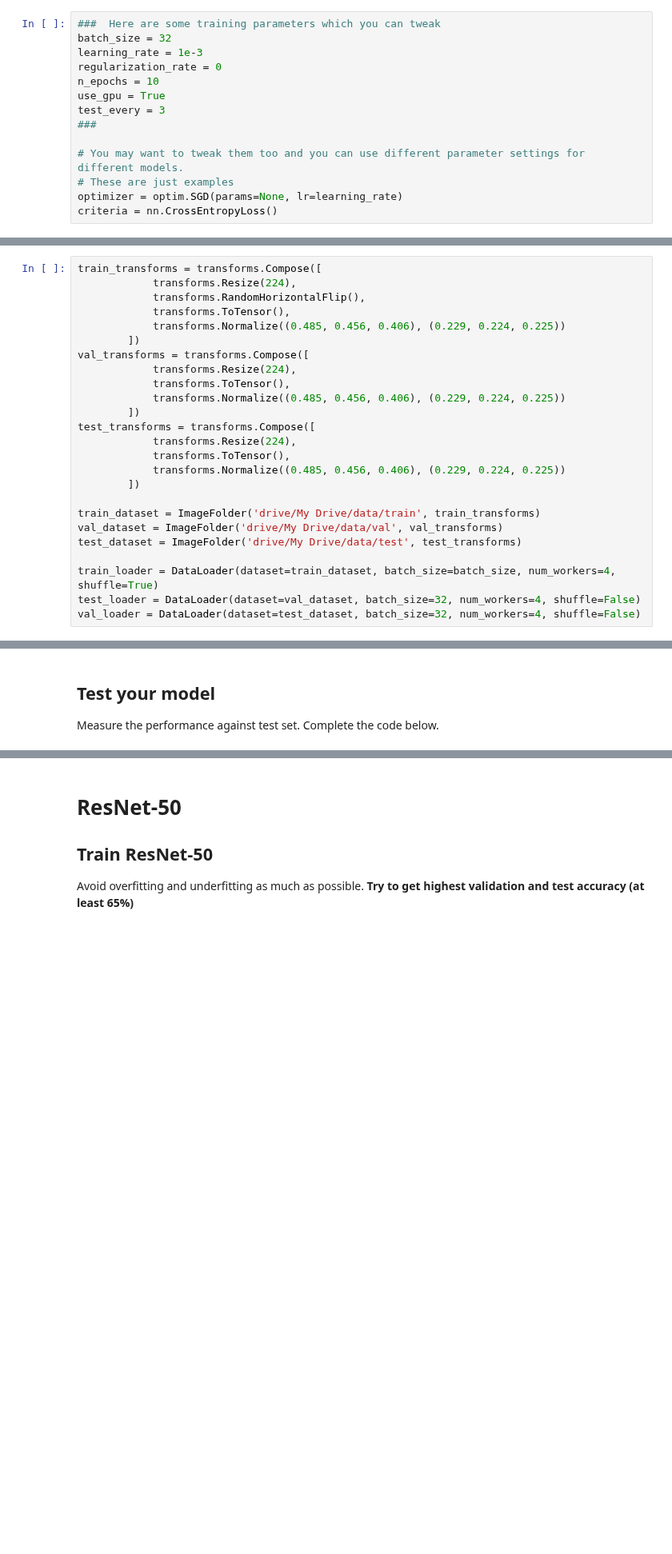
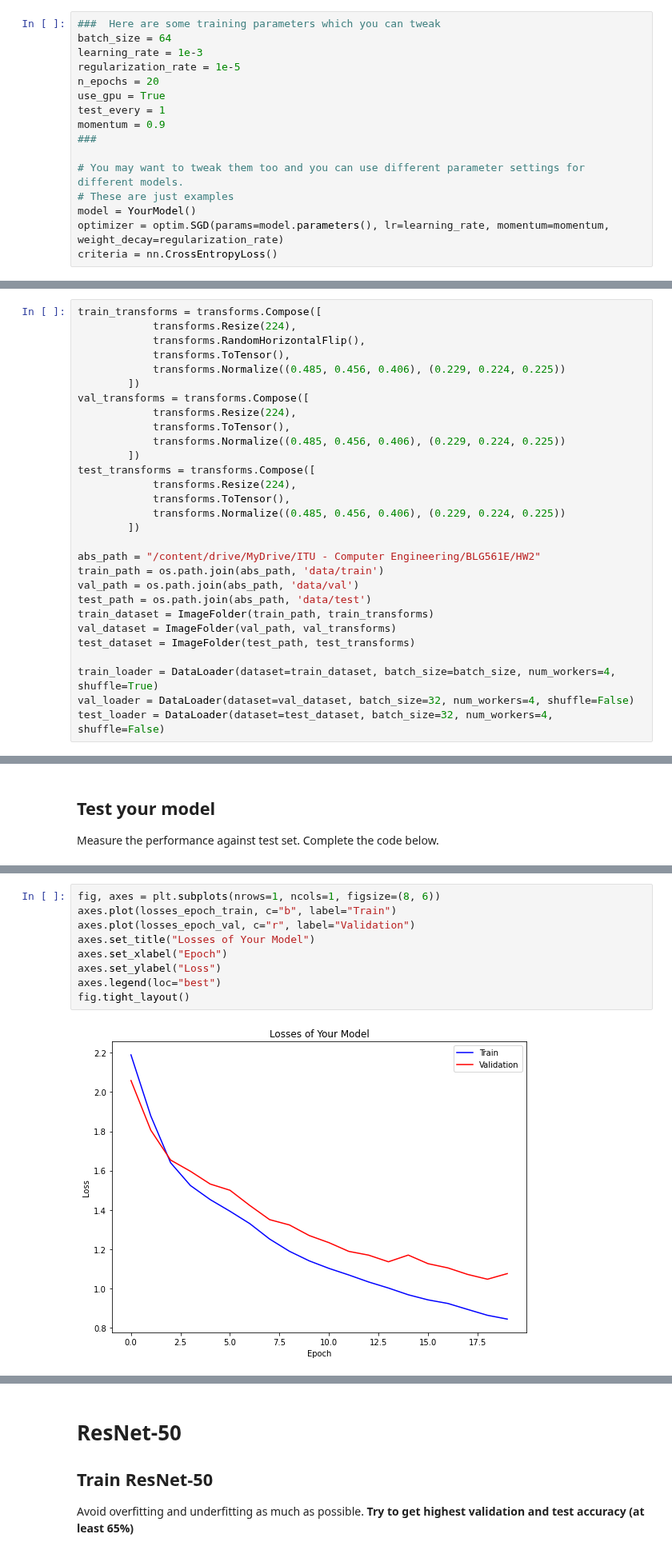
Before and after one commit to batuhanfaik/itu-cmpe, a Jupyter notebook: hw2/PyTorch.ipynb, the cells around one changed output, grey strips where cells are left out. Shown at 80% size. Cells and saved outputs as stored; diff of their text form; blank space fills up the shorter version.

```diff
--- a/hw2/PyTorch.ipynb
+++ b/hw2/PyTorch.ipynb
@@ -68,16 +117,18 @@ model = YourModel()
 # %%
 ###  Here are some training parameters which you can tweak
-batch_size = 32
+batch_size = 64
 learning_rate = 1e-3
-regularization_rate = 0
-n_epochs = 10
+regularization_rate = 1e-5
+n_epochs = 20
 use_gpu = True
-test_every = 3
+test_every = 1
+momentum = 0.9
 ###
 
 # You may want to tweak them too and you can use different parameter settings for different models.
 # These are just examples
-optimizer = optim.SGD(params=None, lr=learning_rate)
+model = YourModel()
+optimizer = optim.SGD(params=model.parameters(), lr=learning_rate, momentum=momentum, weight_decay=regularization_rate)
 criteria = nn.CrossEntropyLoss()
 # %% [markdown]
 ## DataLoader
@@ -101,13 +152,17 @@ test_transforms = transforms.Compose([
             transforms.Normalize((0.485, 0.456, 0.406), (0.229, 0.224, 0.225))
         ])
 
-train_dataset = ImageFolder('drive/My Drive/data/train', train_transforms)
-val_dataset = ImageFolder('drive/My Drive/data/val', val_transforms)
-test_dataset = ImageFolder('drive/My Drive/data/test', test_transforms)
+abs_path = "/content/drive/MyDrive/ITU - Computer Engineering/BLG561E/HW2"
+train_path = os.path.join(abs_path, 'data/train')
+val_path = os.path.join(abs_path, 'data/val')
+test_path = os.path.join(abs_path, 'data/test')
+train_dataset = ImageFolder(train_path, train_transforms)
+val_dataset = ImageFolder(val_path, val_transforms)
+test_dataset = ImageFolder(test_path, test_transforms)
 
 train_loader = DataLoader(dataset=train_dataset, batch_size=batch_size, num_workers=4, shuffle=True)
-test_loader = DataLoader(dataset=val_dataset, batch_size=32, num_workers=4, shuffle=False)
-val_loader = DataLoader(dataset=test_dataset, batch_size=32, num_workers=4, shuffle=False)
+val_loader = DataLoader(dataset=val_dataset, batch_size=32, num_workers=4, shuffle=False)
+test_loader = DataLoader(dataset=test_dataset, batch_size=32, num_workers=4, shuffle=False)
 # %% [markdown]
 # Train your own model
 
@@ -171,0 +292,11 @@ with torch.no_grad():
+# %%
+fig, axes = plt.subplots(nrows=1, ncols=1, figsize=(8, 6))
+axes.plot(losses_epoch_train, c="b", label="Train")
+axes.plot(losses_epoch_val, c="r", label="Validation")
+axes.set_title("Losses of Your Model")
+axes.set_xlabel("Epoch")
+axes.set_ylabel("Loss")
+axes.legend(loc="best")
+fig.tight_layout()
+# %% [output]
+[figure, added]
```
Also changed, not shown: parts of 42 cells of this notebook.
